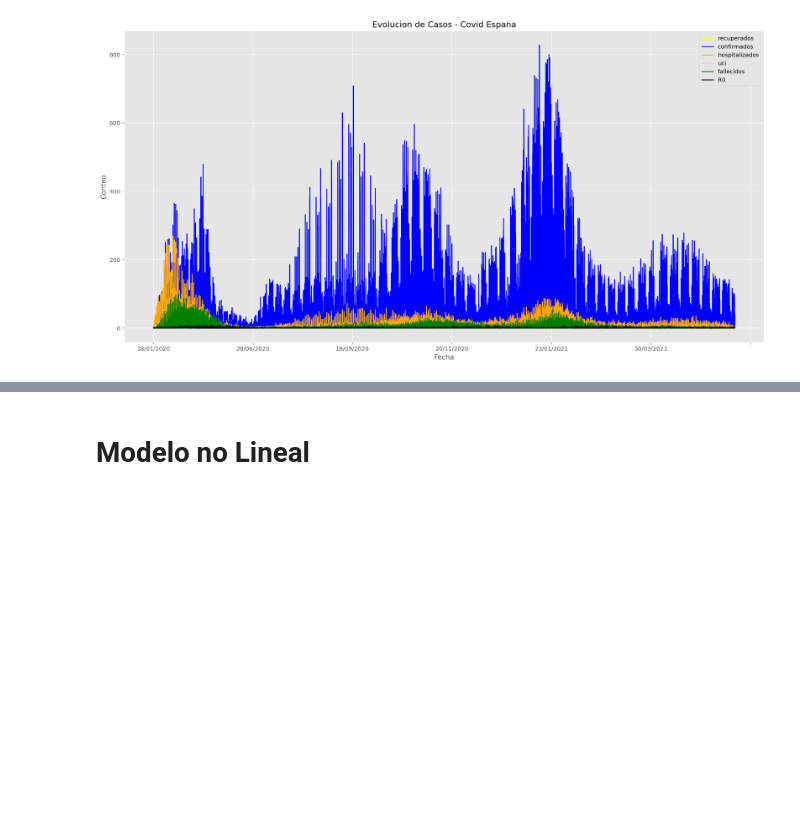
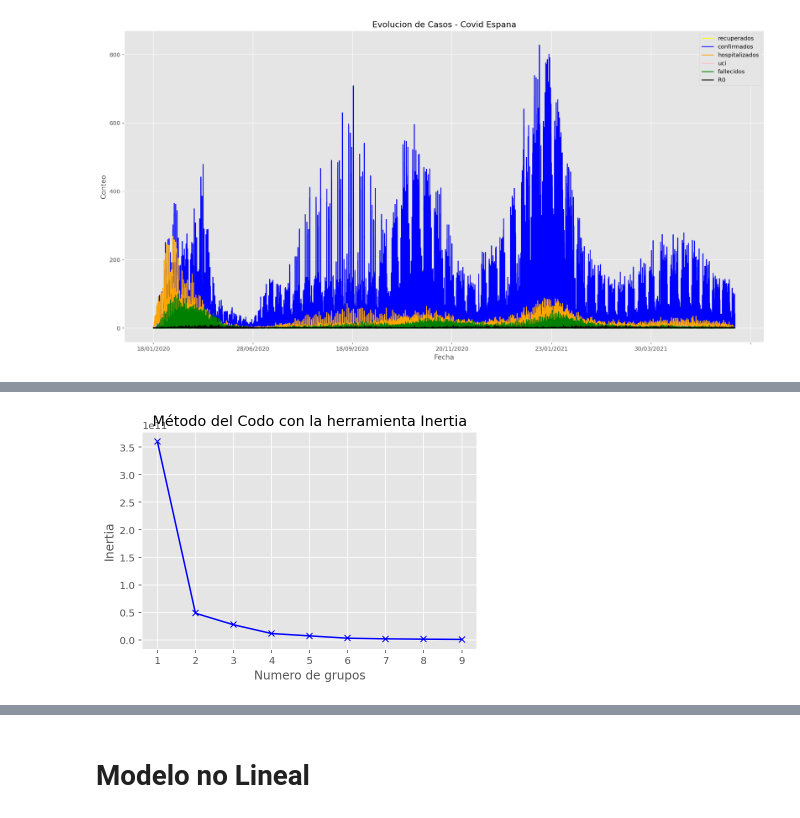
Before and after one commit to arthurbaleeiro/ArtBaleeiro, a Jupyter notebook: analisis_arthurTFM.ipynb, the cells around one changed output, grey strips where cells are left out. Cells and saved outputs as stored; diff of their text form; code cells hidden in the pictures; blank space fills up the shorter version.

```diff
--- a/analisis_arthurTFM.ipynb
+++ b/analisis_arthurTFM.ipynb
@@ -625,0 +454,19 @@ print(lr_multiple.score(X_train, y_train))
+# %%
+#ANALISIS CLUSTER - UCI
+
+inertias = []
+K = range(1,10)
+
+for k in K:
+    #Building and fitting the model
+    kmeanModel = KMeans(n_clusters=k).fit(data_uci.drop(['ccaa'],axis=1))
+    kmeanModel.fit(data_uci.drop(['ccaa'],axis=1))
+    inertias.append(kmeanModel.inertia_)
+
+plt.plot(K, inertias, 'bx-')
+plt.xlabel('Numero de grupos')
+plt.ylabel('Inertia')
+plt.title('Método del Codo con la herramienta Inertia')
+plt.show()
+# %% [output]
+[figure, added]
```
Also changed, not shown: parts of 52 cells of this notebook.
